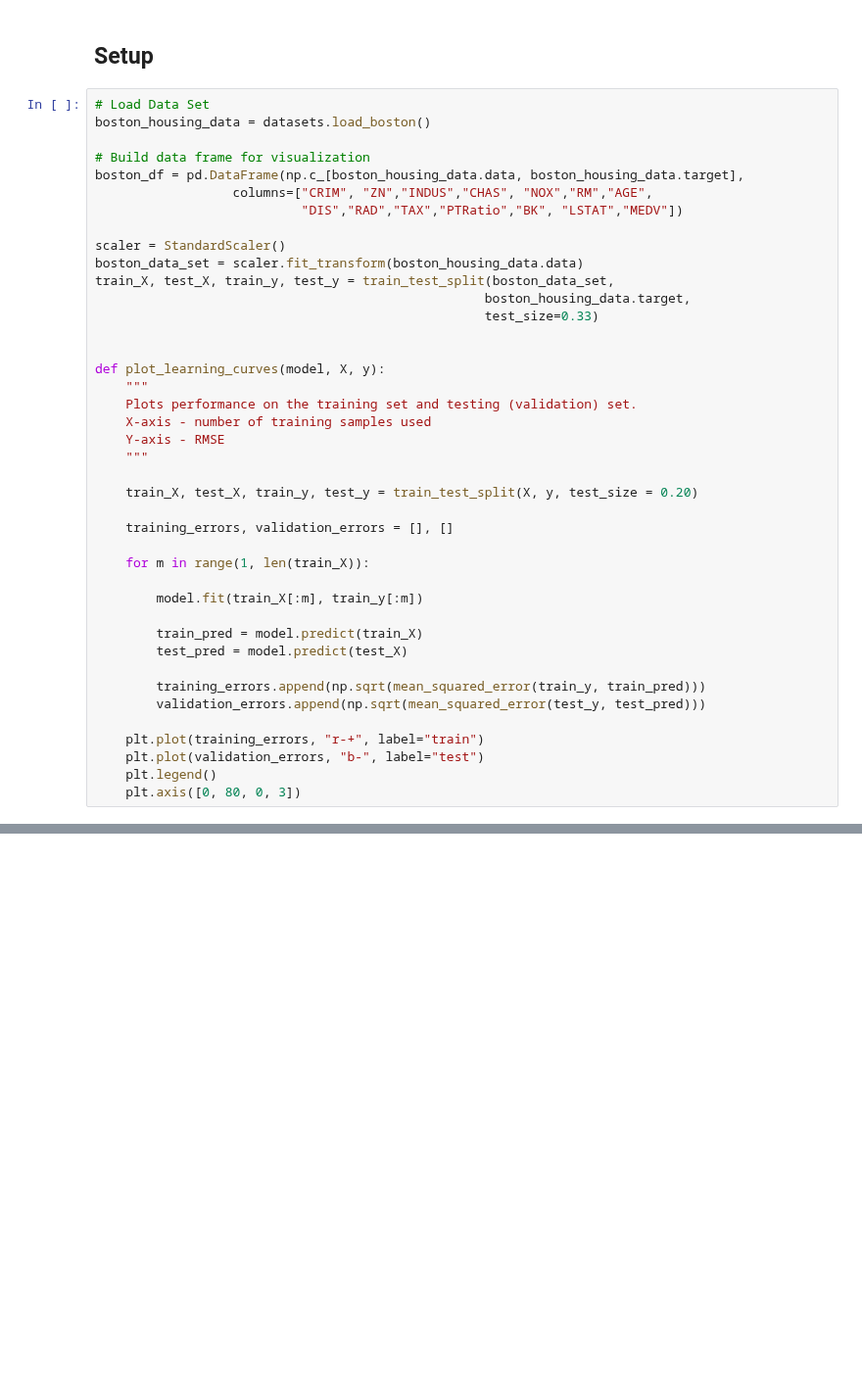
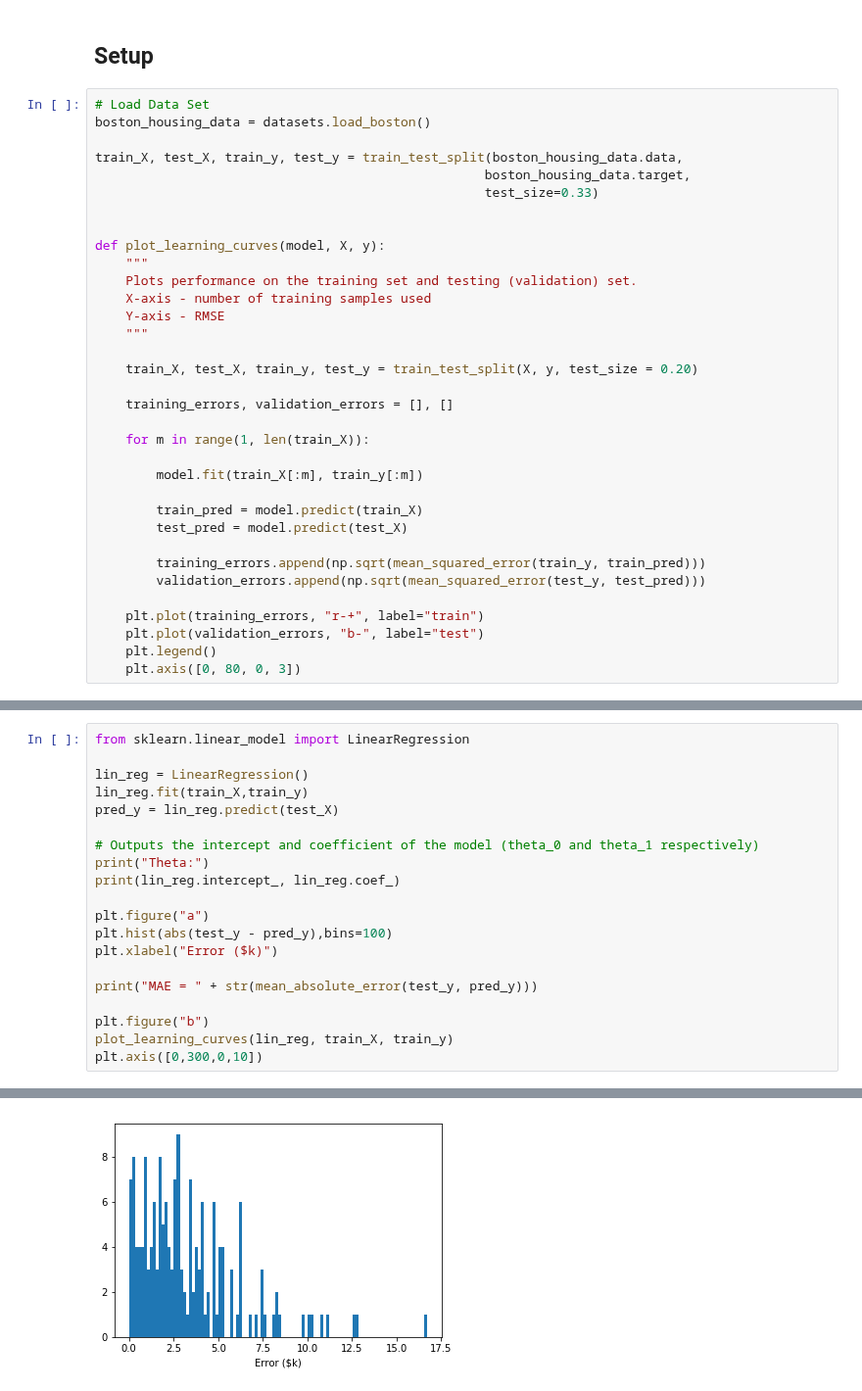
Before and after one commit to richss/cs455-ml-demos, a Jupyter notebook: cs455-chapter6-demos.ipynb, the cells around one changed output, grey strips where cells are left out. Shown at 98% size. Saved outputs shown, nothing was run; the diff lists cells and outputs as text; blank space fills up the shorter version.

```diff
--- a/cs455-chapter6-demos.ipynb
+++ b/cs455-chapter6-demos.ipynb
@@ -183,14 +200,7 @@ export_graphviz(
 # Load Data Set
 boston_housing_data = datasets.load_boston()
 
-# Build data frame for visualization
-boston_df = pd.DataFrame(np.c_[boston_housing_data.data, boston_housing_data.target],
-                  columns=["CRIM", "ZN","INDUS","CHAS", "NOX","RM","AGE",
-                           "DIS","RAD","TAX","PTRatio","BK", "LSTAT","MEDV"])
-
-scaler = StandardScaler()
-boston_data_set = scaler.fit_transform(boston_housing_data.data)
-train_X, test_X, train_y, test_y = train_test_split(boston_data_set,
+train_X, test_X, train_y, test_y = train_test_split(boston_housing_data.data,
                                                    boston_housing_data.target,
                                                    test_size=0.33)
 
@@ -222,0 +235,21 @@ def plot_learning_curves(model, X, y):
+# %%
+from sklearn.linear_model import LinearRegression
+
+lin_reg = LinearRegression()
+lin_reg.fit(train_X,train_y)
+pred_y = lin_reg.predict(test_X)
+
+# Outputs the intercept and coefficient of the model (theta_0 and theta_1 respectively)
+print("Theta:")
+print(lin_reg.intercept_, lin_reg.coef_)
+
+plt.figure("a")
+plt.hist(abs(test_y - pred_y),bins=100)
+plt.xlabel("Error ($k)")
+
+print("MAE = " + str(mean_absolute_error(test_y, pred_y)))
+
+plt.figure("b")
+plot_learning_curves(lin_reg, train_X, train_y)
+plt.axis([0,300,0,10])
+# %% [output]
@@ -222,0 +263 @@ def plot_learning_curves(model, X, y):
+[figure, added]
```
Also changed, not shown: parts of 18 cells of this notebook, 1 other file.
